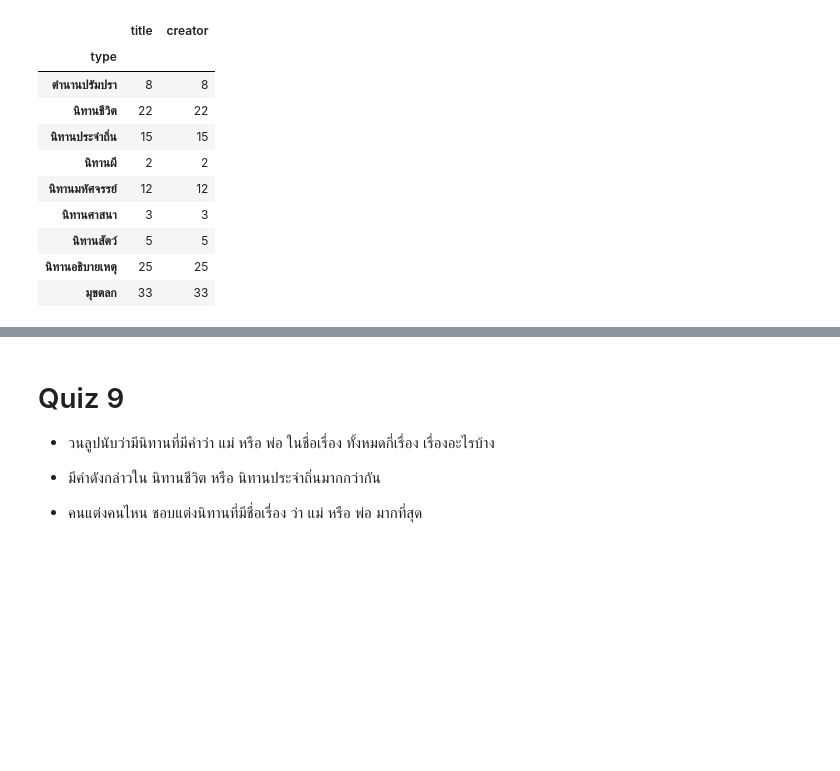
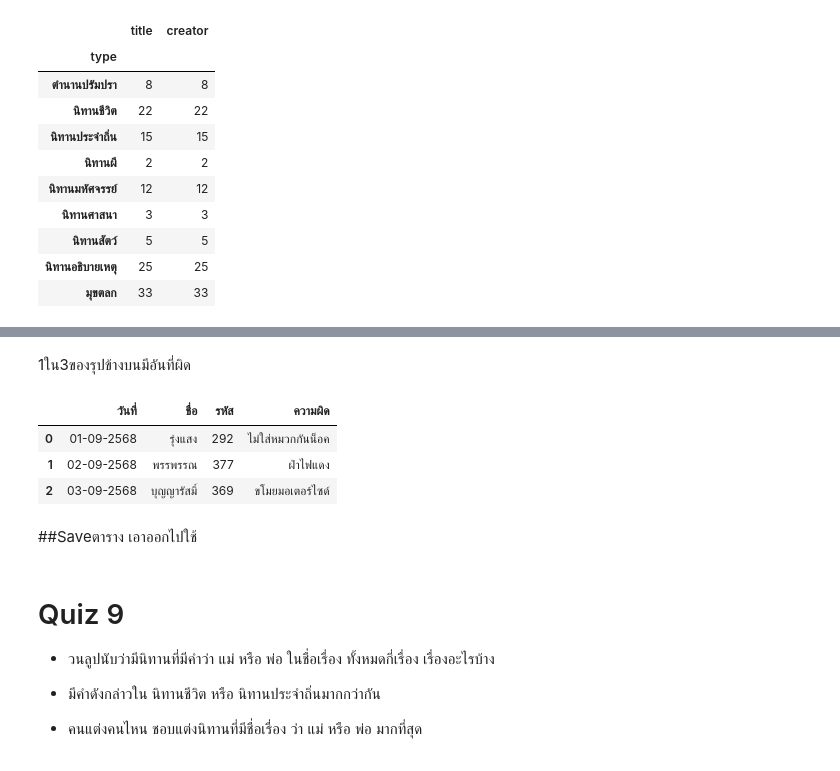
Before and after one commit to aoonging/dataviz2025, a Jupyter notebook: Pandas_101_2025.ipynb, the cells around one changed output, grey strips where cells are left out. Saved outputs shown, nothing was run; the diff lists cells and outputs as text; code cells hidden in the pictures; blank space fills up the shorter version.

Commit message:
ถีง saveตาราง เกือบจบ

```diff
--- a/Pandas_101_2025.ipynb
+++ b/Pandas_101_2025.ipynb
@@ -899,0 +1001,19 @@ Name: 222, dtype: object)
+# %% [markdown]
+1ใน3ของรุปข้างบนมีอันที่ผิด
+# %%
+police = [
+            {'วันที่':'01-09-2568','ชื่อ':'รุ่งแสง','รหัส':'292','ความผิด':'ไม่ใส่หมวกกันน็อค'},
+            {'วันที่':'02-09-2568','ชื่อ':'พรรพรรณ','รหัส':'377','ความผิด':'ฝ่าไฟแดง'},
+            {'วันที่':'03-09-2568','ชื่อ':'บุญญารัสมิ์','รหัส':'369','ความผิด':'ขโมยมอเตอร์ไซด์'}
+        ]
+# %%
+kku_polics = pd.DataFrame(police)
+# %%
+kku_polics
+# %% [output]
+|  | วันที่ | ชื่อ | รหัส | ความผิด |
+| 0 | 01-09-2568 | รุ่งแสง | 292 | ไม่ใส่หมวกกันน็อค |
+| 1 | 02-09-2568 | พรรพรรณ | 377 | ฝ่าไฟแดง |
+| 2 | 03-09-2568 | บุญญารัสมิ์ | 369 | ขโมยมอเตอร์ไซด์ |
+# %% [markdown]
+##Saveตาราง เอาออกไปใช้
```
Also changed, not shown: parts of 19 cells of this notebook.
